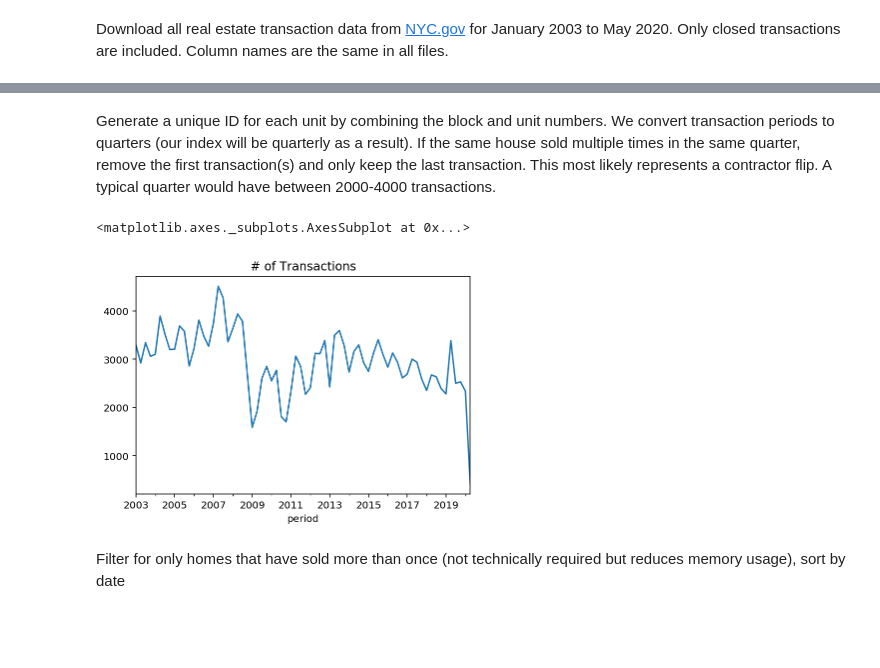
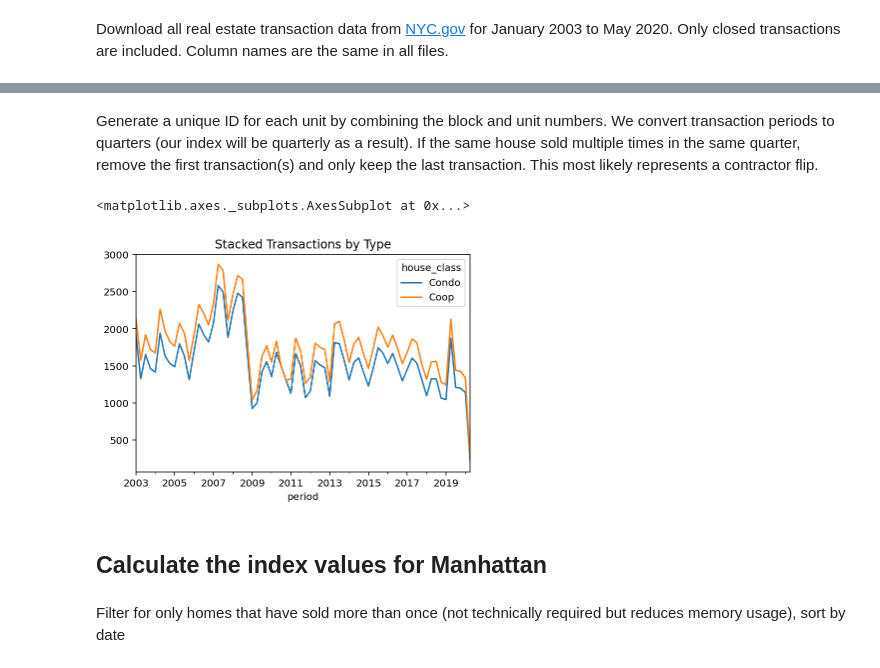
Before and after one commit to ivoytov/manhattan, a Jupyter notebook: NYC_price_index.ipynb, the cells around one changed output, grey strips where cells are left out. Drawn from its saved outputs; the diff is of its cells as text; code cells hidden in the pictures; blank space fills up the shorter version.

```diff
--- a/NYC_price_index.ipynb
+++ b/NYC_price_index.ipynb
@@ -40,19 +55,32 @@ Exclude any transaction with sale price under \$100,000 as it might not be an ar
 # %%
 dfs = [pd.read_excel(link, skiprows=4, names=cols, parse_dates=[20]) for link in links]
 df = pd.concat(dfs).drop_duplicates()
+df = df[['neighborhood', 'building_class_category', 'block','lot', 'address', 'apartment_number', 'gross_square_feet', 'sale_price', 'year_built', 'sale_date']]
+df.neighborhood = df.neighborhood.str.strip().str.lower()
+df.building_class_category = df.building_class_category.str.strip().str.lower()
+
 df = df[(df.sale_price > 100000)]
-df = df[['neighborhood', 'block','lot', 'address', 'apartment_number', 'gross_square_feet', 'sale_price', 'year_built', 'sale_date']]
-df.neighborhood = df.neighborhood.str.strip().str.lower()
+# %%
+COOP_CATEGORIES = "09|[^-]10|17"
+CONDO_CATEGORIES = "12|13"
+
+coops = df.building_class_category.str.contains(COOP_CATEGORIES)
+condos = df.building_class_category.str.contains(CONDO_CATEGORIES)
+
+df['house_class'] = 'Condo'
+df.loc[coops, 'house_class'] = 'Coop'
+
+df = df[coops | condos]
 # %% [markdown]
-Generate a unique ID for each unit by combining the block and unit numbers. We convert transaction periods to quarters (our index will be quarterly as a result). If the same house sold multiple times in the same quarter, remove the first transaction(s) and only keep the last transaction. This most likely represents a contractor flip. A typical quarter would have between 2000-4000 transactions.
+Generate a unique ID for each unit by combining the block and unit numbers. We convert transaction periods to quarters (our index will be quarterly as a result). If the same house sold multiple times in the same quarter, remove the first transaction(s) and only keep the last transaction. This most likely represents a contractor flip.
 # %%
 df['uid'] = df.block.map(str) + '_' + df.lot.map(str)
 df['period'] = pd.PeriodIndex(df.sale_date, freq='Q')
 df = df.drop_duplicates(subset=['period','uid'],keep='last')
-df.groupby('period').uid.count().plot(kind='line',title='# of Transactions')
+df.groupby('period').house_class.value_counts().unstack().plot(kind='line', stacked=True,title="Stacked Transactions by Type")
 # %% [output]
 <matplotlib.axes._subplots.AxesSubplot at 0x...>
-[figure, old version]
+[figure, new version]
 # %%
 ''' Function takes in DataFrame rpt_sales with columns `uid`, `period`, and `sale_price`.
     Returns:
@@ -120,3 +223,5 @@ def buildIndex(X, Z, W, periods):
+# %% [markdown]
+## Calculate the index values for Manhattan
 # %% [markdown]
 Filter for only homes that have sold more than once (not technically required but reduces memory usage), sort by date
 # %%
```
Also changed, not shown: parts of 22 cells of this notebook.
